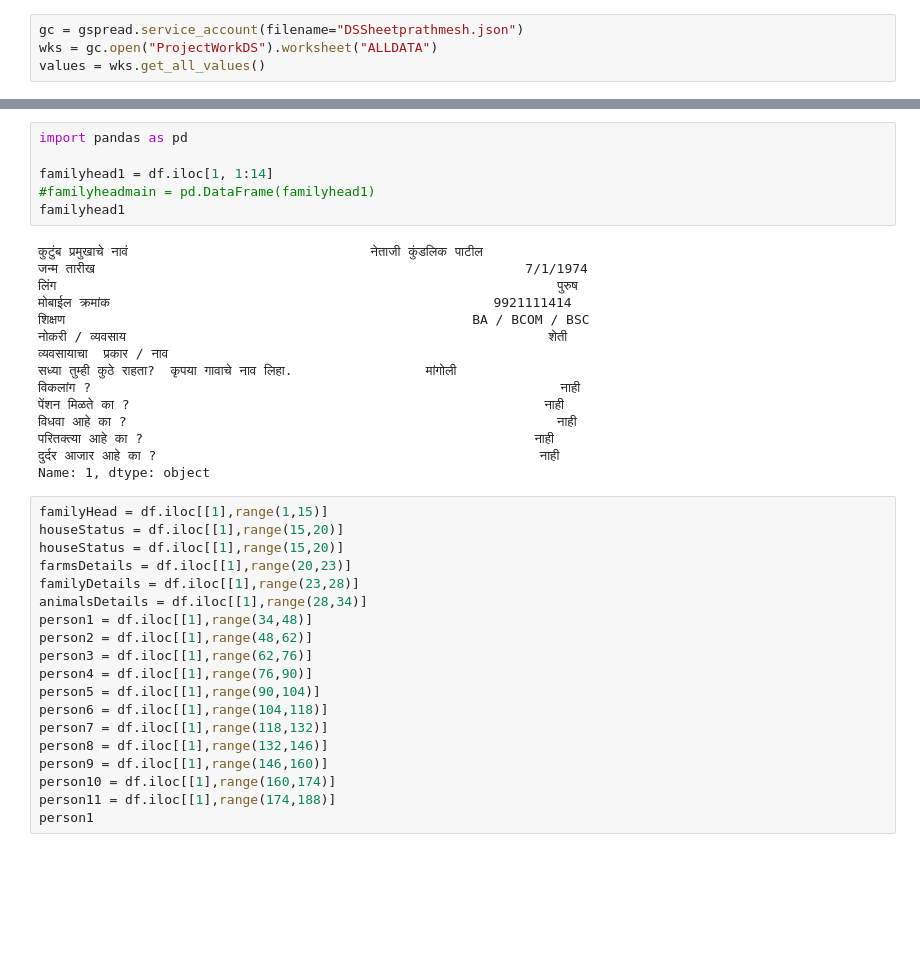
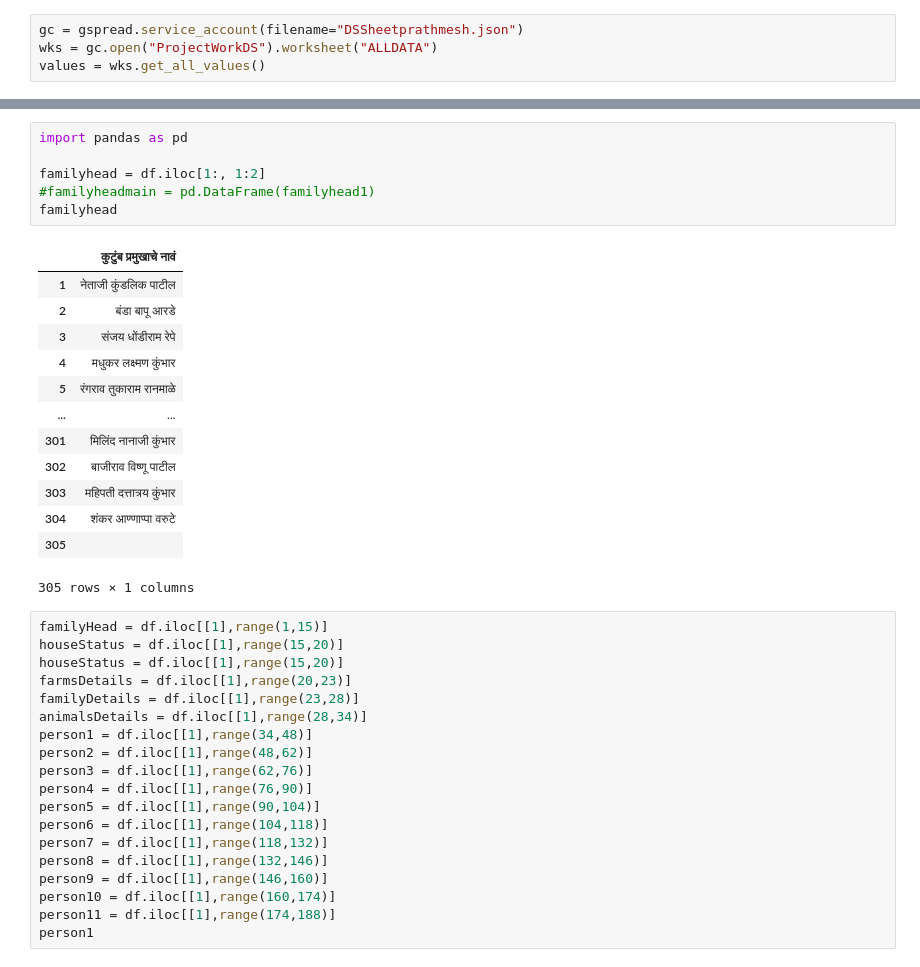
Before and after one commit to prathmeshpatil98/Village_Analysis_project, a Jupyter notebook: data1find.ipynb, the cells around one changed output, grey strips where cells are left out. Cells and saved outputs as stored; diff of their text form; blank space fills up the shorter version.

```diff
--- a/data1find.ipynb
+++ b/data1find.ipynb
@@ -23,24 +24,23 @@ df.head(5)
 # %%
 import pandas as pd
 
-familyhead1 = df.iloc[1, 1:14]
+familyhead = df.iloc[1:, 1:2]
 #familyheadmain = pd.DataFrame(familyhead1)
-familyhead1
+familyhead
 # %% [output]
+|  | कुटुंब प्रमुखाचे नावं |
+| 1 | नेताजी कुंडलिक पाटील |
+| 2 | बंडा बापू आरडे |
+| 3 | संजय धोंडीराम रेपे |
+| 4 | मधुकर लक्ष्मण कुंभार |
+| 5 | रंगराव तुकाराम रानमाळे |
+| ... | ... |
+| 301 | मिलिंद नानाजी कुंभार |
+| 302 | बाजीराव विष्णू पाटील |
+| 303 | महिपती दत्तात्रय कुंभार |
+| 304 | शंकर आण्णाप्पा वरुटे |
+| 305 |  |
-कुटुंब प्रमुखाचे नावं                               नेताजी कुंडलिक पाटील
-जन्म तारीख                                                       7/1/1974
-लिंग                                                                पुरुष
-मोबाईल क्रमांक                                                 9921111414
-शिक्षण                                                    BA / BCOM / BSC
-नोकरी / व्यवसाय                                                      शेती
-व्यवसायाचा  प्रकार / नाव
-सध्या तुम्ही कुठे राहता?  कृपया गावाचे नाव लिहा.                 मांगोली
-विकलांग ?                                                            नाही
-पेंशन मिळते का ?                                                     नाही
-विधवा आहे का ?                                                       नाही
-परितक्त्या आहे का ?                                                  नाही
-दुर्दर आजार आहे का ?                                                 नाही
-Name: 1, dtype: object
+305 rows × 1 columns
 # %%
 familyHead = df.iloc[[1],range(1,15)]
 houseStatus = df.iloc[[1],range(15,20)]
```
Also changed, not shown: parts of 21 cells of this notebook, 4 other files.
